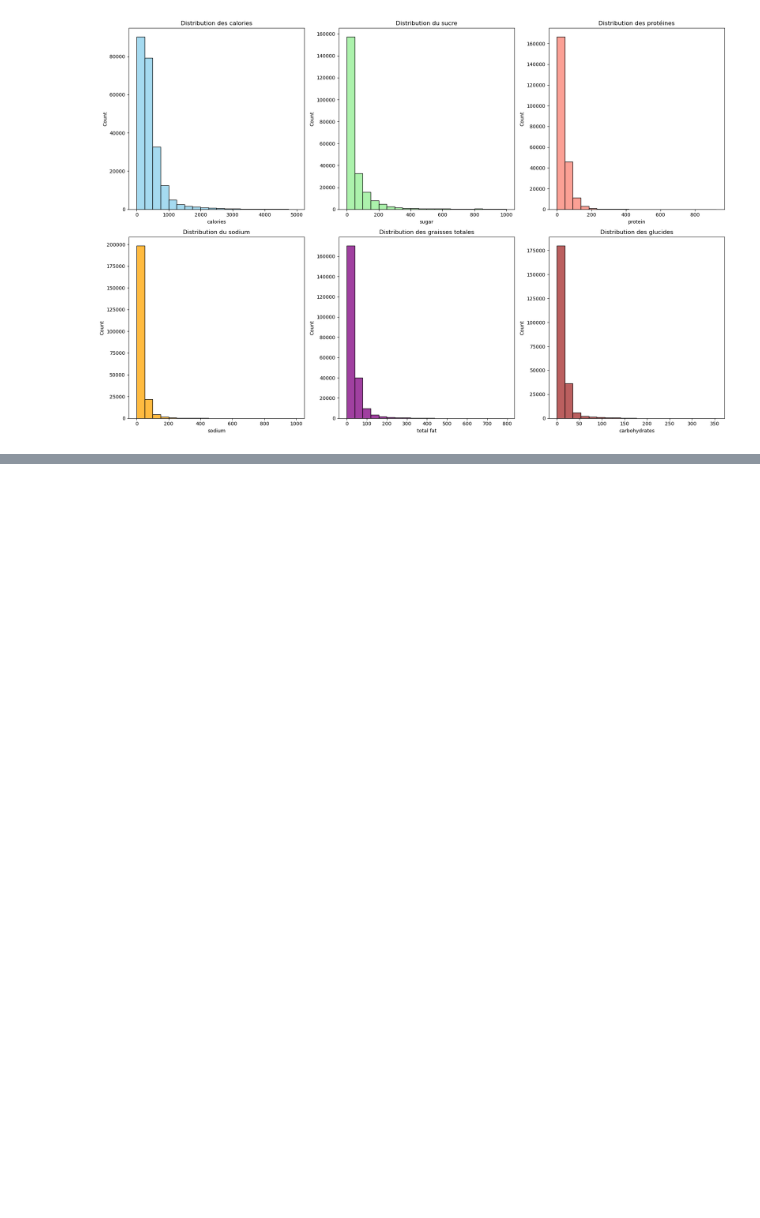
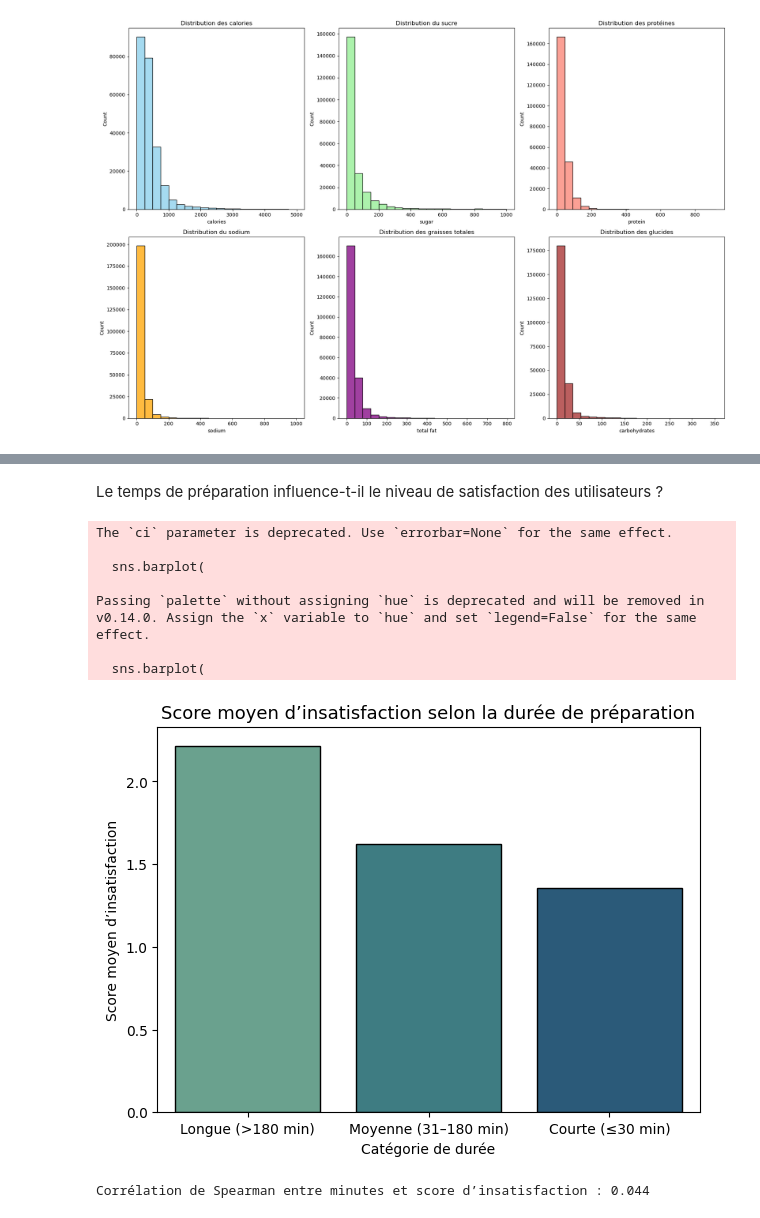
Before and after one commit to DjNaGuRo/MangeTaMain, a Jupyter notebook: MangeTaMain.ipynb, the cells around one changed output, grey strips where cells are left out. Cells and saved outputs as stored; diff of their text form; code cells hidden in the pictures; blank space fills up the shorter version.

```diff
--- a/MangeTaMain.ipynb
+++ b/MangeTaMain.ipynb
@@ -1250,0 +1254,4 @@ plt.show()
+# %%
+# Charger les fichiers
+interactions_df = pd.read_csv("../processed_recipe.csv")
+recipes_df = pd.read_csv("../pp_raw_recipes_cleaned.csv")
@@ -1250,0 +1285,5 @@ plt.show()
+# %%
+# 1) Harmoniser les noms de colonnes
+recipes_df = recipes_df.rename(columns={'id': 'recipe_id'})
+merged_df = interactions_df.merge(recipes_df, on='recipe_id', how='left')
+print("Shape of merged dataframe:", merged_df.shape)
@@ -1250,0 +1423,49 @@ plt.show()
+# %%
+merged_df.drop(columns='time_category', inplace=True)
+# %% [markdown]
+Le temps de préparation influence-t-il le niveau de satisfaction des utilisateurs ?
+# %%
+# Fonction de regroupement simple
+def regroup_time(m):
+    if m == 0:
+        return "Invalide"
+    elif m <= 30:
+        return "Courte (≤30 min)"
+    elif m <= 180:
+        return "Moyenne (31–180 min)"
+    else:
+        return "Longue (>180 min)"
+
+merged_df["time_group"] = merged_df["minutes"].apply(regroup_time)
+
+# Filtrer les valides
+df = merged_df[merged_df["time_group"] != "Invalide"]
+
+plt.figure(figsize=(7,5))
+sns.barplot(
+    data=df,
+    x="time_group",
+    y="negative_score",
+    palette="crest",
+    ci=None,  # ou "95" pour intervalle de confiance
+    edgecolor="black"
+)
+plt.title("Score moyen d’insatisfaction selon la durée de préparation", fontsize=13)
+plt.xlabel("Catégorie de durée")
+plt.ylabel("Score moyen d’insatisfaction")
+plt.show()
+# %% [output]
+The `ci` parameter is deprecated. Use `errorbar=None` for the same effect.
+
+  sns.barplot(
+
+Passing `palette` without assigning `hue` is deprecated and will be removed in v0.14.0. Assign the `x` variable to `hue` and set `legend=False` for the same effect.
+
+  sns.barplot(
+[figure, added]
+# %%
+# Vérification de la corrélation
+corr = df["minutes"].corr(df["negative_score"], method="spearman")
+print(f"Corrélation de Spearman entre minutes et score d’insatisfaction : {corr:.3f}")
+# %% [output]
+Corrélation de Spearman entre minutes et score d’insatisfaction : 0.044
```
Also changed, not shown: parts of 38 cells of this notebook.
